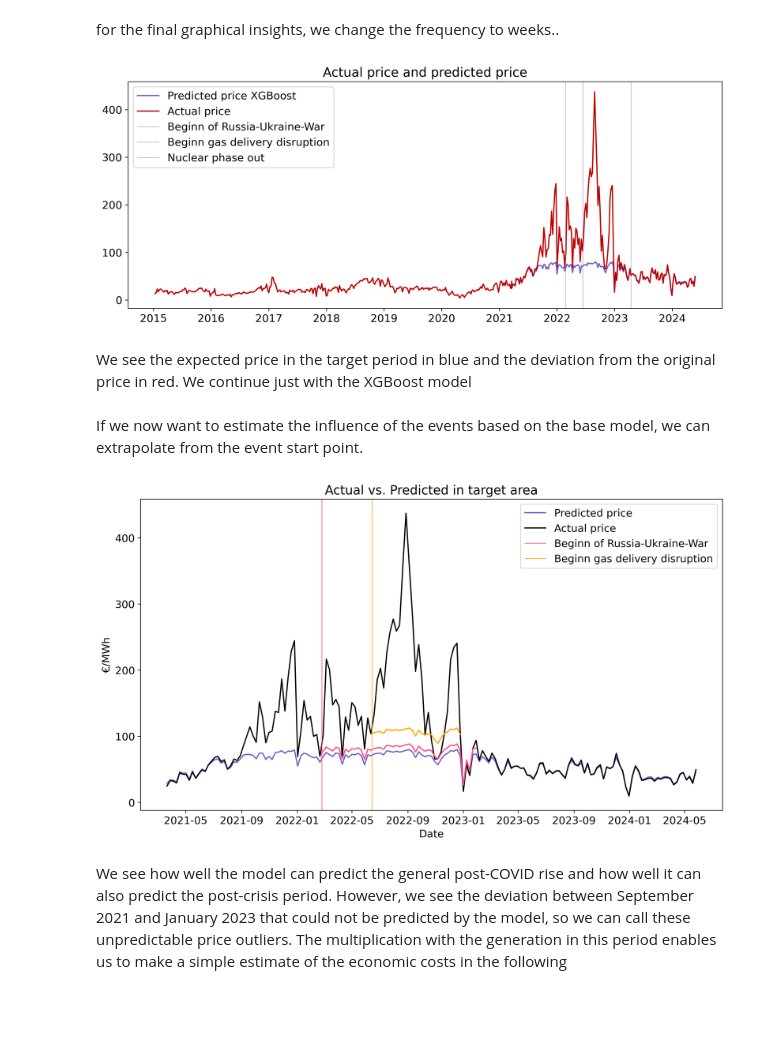
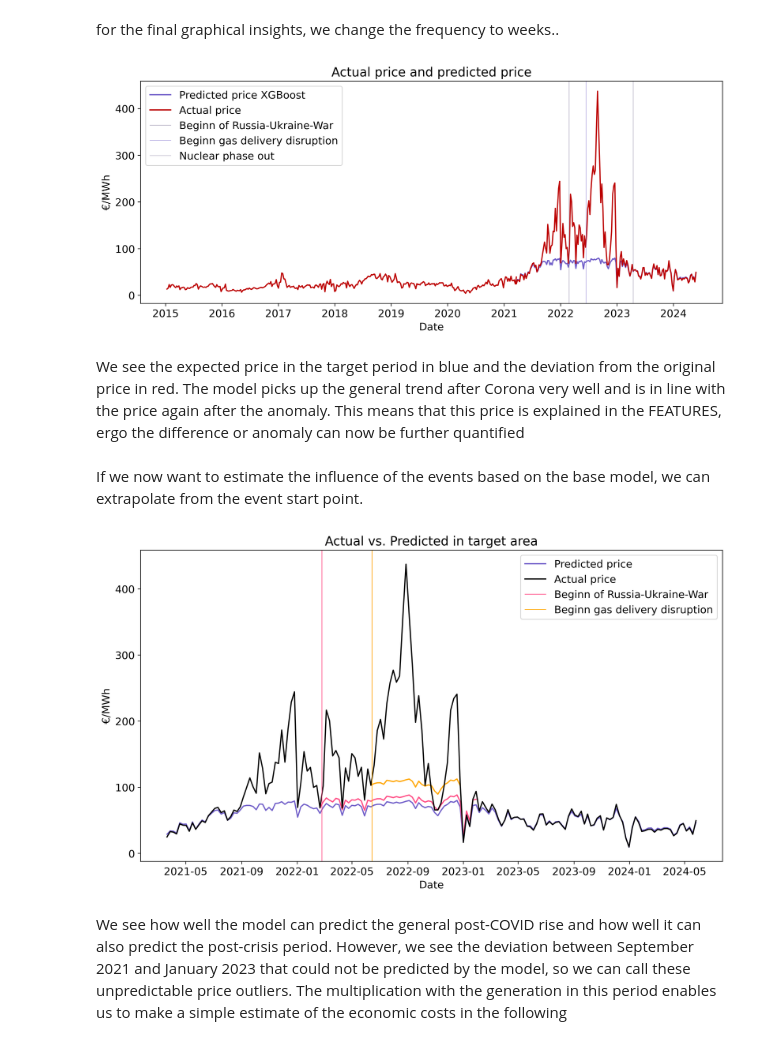
Before and after one commit to bennymiddel/Public, a Jupyter notebook: notebooks/04-modelling-and-findings.ipynb, the cells around one changed output. Cells and saved outputs as stored; diff of their text form; code cells hidden in the pictures; blank space fills up the shorter version.

```diff
--- a/notebooks/04-modelling-and-findings.ipynb
+++ b/notebooks/04-modelling-and-findings.ipynb
@@ -742,24 +744,26 @@ Generation_weekly = pd.DataFrame(data = Generation_weekly, index = Generation_we
 # %%
 plt.figure(figsize= (13,5), dpi = 300)
 
 plt.plot(Predicted_price['Predicted_price'], label = 'Predicted price XGBoost' , color = '#705ec9')
 
 plt.plot(Actual_Price_in_normal_years[TARGET], label = 'Actual price' , color = '#bc0000')
 plt.plot(Actual_Price[TARGET] , color = '#bc0000')
 
 
 plt.axvline(x=dt.datetime(2022,2,24),color = '#7b7294', alpha = .5, linewidth = .8,  label = 'Beginn of Russia-Ukraine-War')
 plt.axvline(x=dt.datetime(2022,6,14),color = '#705ec9', alpha = .5, linewidth = .8,  label = 'Beginn gas delivery disruption')
 plt.axvline(x=dt.datetime(2023,4,15),color = '#7b7294', alpha = .5, linewidth = .8,  label = 'Nuclear phase out')
 
 
 plt.legend()
+plt.ylabel('€/MWh')
+plt.xlabel('Date')
 plt.title('Actual price and predicted price')
 plt.show()
 # %% [output]
-[figure, old version]
+[figure, new version]
 # %% [markdown]
-We see the expected price in the target period in blue and the deviation from the original price in red. We continue just with the XGBoost model
+We see the expected price in the target period in blue and the deviation from the original price in red. The model picks up the general trend after Corona very well and is in line with the price again after the anomaly. This means that this price is explained in the FEATURES, ergo the difference or anomaly can now be further quantified
 # %%
 def Event_influence_adjustment(df, date):
     '''
@@ -785,10 +789,9 @@ Predicted_price['Costs'] = Predicted_price['Difference'] * Generation_weekly['To
 plt.figure(figsize= (13,7), dpi = 300)
 
 plt.plot(Predicted_price['Predicted_price'], label = 'Predicted price' , color = '#705ec9')
-plt.plot(Actual_Price[TARGET], label = 'Actual price' , color = '#000000')
 plt.plot(Russia_Ukraine_War['Adjusted_prediction'].loc[Russia_Ukraine_War.index <= '2023-02-01'], color = '#ff4c85')
 plt.plot(Gas_Delivery_Disruption['Adjusted_prediction'].loc[Gas_Delivery_Disruption.index <= '2022-12-25'] ,color = '#ffa600')
-
+plt.plot(Actual_Price[TARGET], label = 'Actual price' , color = '#000000', alpha =1)
 
 
 plt.axvline(x=dt.datetime(2022,2,24),color = '#ff4c85', alpha = 1, linewidth = .8,  label = 'Beginn of Russia-Ukraine-War')
@@ -801,7 +804,7 @@ plt.legend()
 plt.title('Actual vs. Predicted in target area')
 plt.show()
 # %% [output]
-[figure, old version]
+[figure, new version]
 # %% [markdown]
 We see how well the model can predict the general post-COVID rise and how well it can also predict the post-crisis period. However, we see the deviation between September 2021 and January 2023 that could not be predicted by the model, so we can call these unpredictable price outliers. The multiplication with the generation in this period enables us to make a simple estimate of the economic costs in the following
 # %% [markdown]
```
Also changed, not shown: parts of 4 cells of this notebook, 1 other file.
